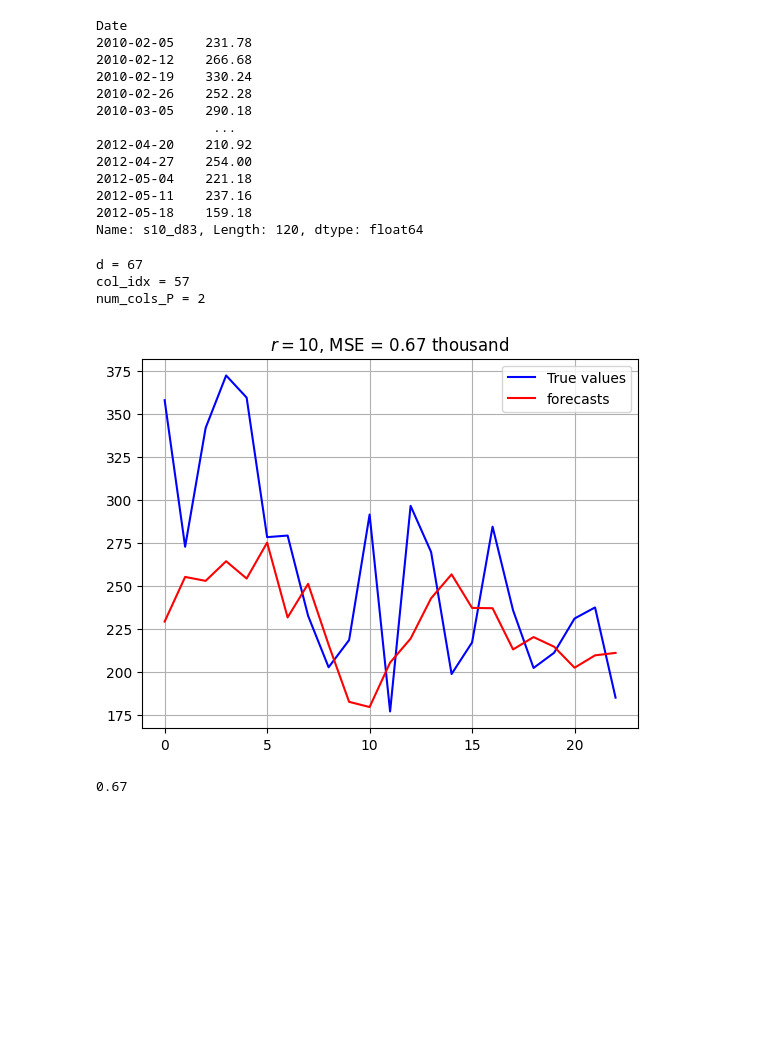
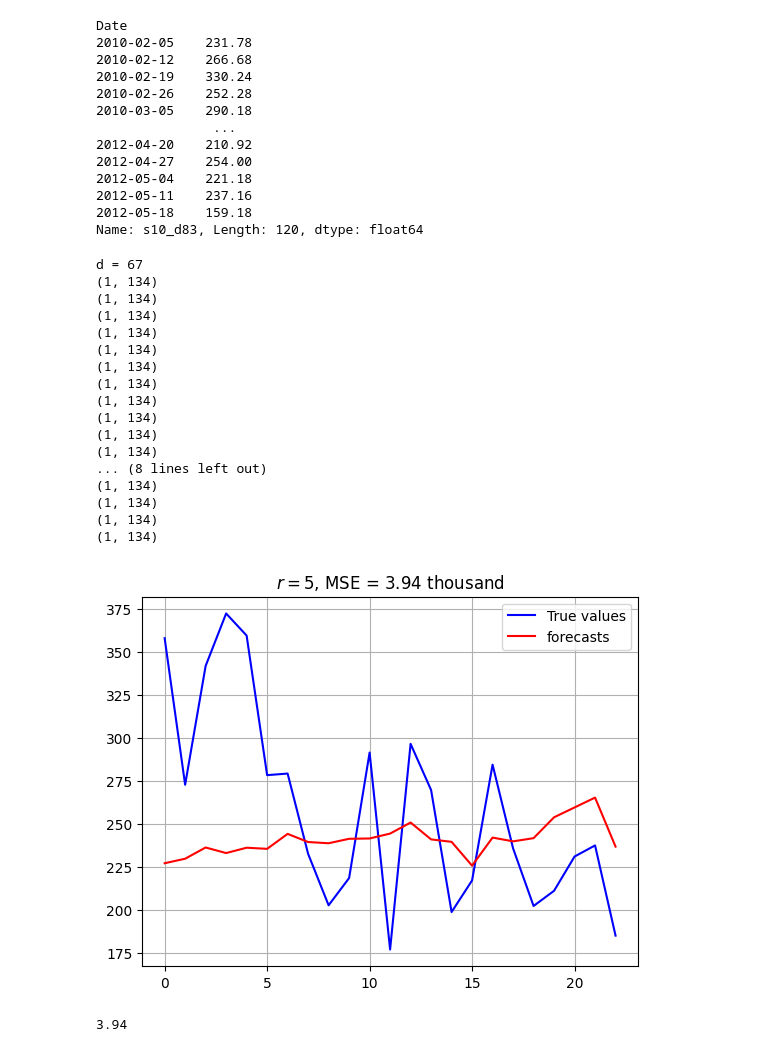
Before and after one commit to adevrent/WQU_DP, a Jupyter notebook: MITx_IDS.S24x/Project 2/walmart/problem_3.ipynb, the cells around one changed output. Saved outputs shown, nothing was run; the diff lists cells and outputs as text; code cells hidden in the pictures; blank space fills up the shorter version.

Commit message:
fixed MSE calculation divided by length of train, instead of test

```diff
--- a/MITx_IDS.S24x/Project 2/walmart/problem_3.ipynb
+++ b/MITx_IDS.S24x/Project 2/walmart/problem_3.ipynb
@@ -115,20 +115,22 @@ def MSE_short_term_test(df_train, df_test, L, r, forecast_col="s10_d83"):
     print("d =", d)
     # print("num columns stacked P =", stacked_P_list[5].shape[1])
     col_idx = df_test.columns.get_loc("s10_d83")
-    print("col_idx =", col_idx)
+    # print("col_idx =", col_idx)
     num_cols_P = int(stacked_P_list[5].shape[1] / d)
-    print("num_cols_P =", num_cols_P)
+    # print("num_cols_P =", num_cols_P)
     forecasts = []
     true_values = []
     MSE = 0
     for i, (P, P_hat) in enumerate(zip(stacked_P_list, stacked_P_hat_list)):
+        # print("  forecast shape:")
+        print(forecast_extra_row_SMOLS(P, P_hat).shape)
         forecast = forecast_extra_row_SMOLS(P, P_hat)[-1, (num_cols_P*(1+col_idx)-1)]
         forecasts.append(forecast)
 
         true_value = df_test.loc[:, forecast_col].iloc[i]
         true_values.append(true_value)
         MSE += (forecast - true_value)**2
-    MSE = MSE / n
+    MSE = MSE / len(df_test)
     MSE = np.round(MSE/1000, 2)
 
     plt.plot(true_values, label="True values", c="b")
@@ -215,13 +217,27 @@ Date
 Name: s10_d83, Length: 120, dtype: float64
 # %%
 L = 60  # Window length
-r = 10  # Rank for approximation
+r = 5 # Rank for approximation
 forecast_col = "s10_d83"
 
 MSE_short_term_test(df_s10_train, df_s10_test, L, r, forecast_col)
 # %% [output]
 d = 67
-col_idx = 57
-num_cols_P = 2
+(1, 134)
+(1, 134)
+(1, 134)
+(1, 134)
+(1, 134)
+(1, 134)
+(1, 134)
+(1, 134)
+(1, 134)
+(1, 134)
+(1, 134)
+... (8 lines left out)
+(1, 134)
+(1, 134)
+(1, 134)
+(1, 134)
-[figure, old version]
+[figure, new version]
-0.67
+3.94
```
Also changed, not shown: 1 other file.
